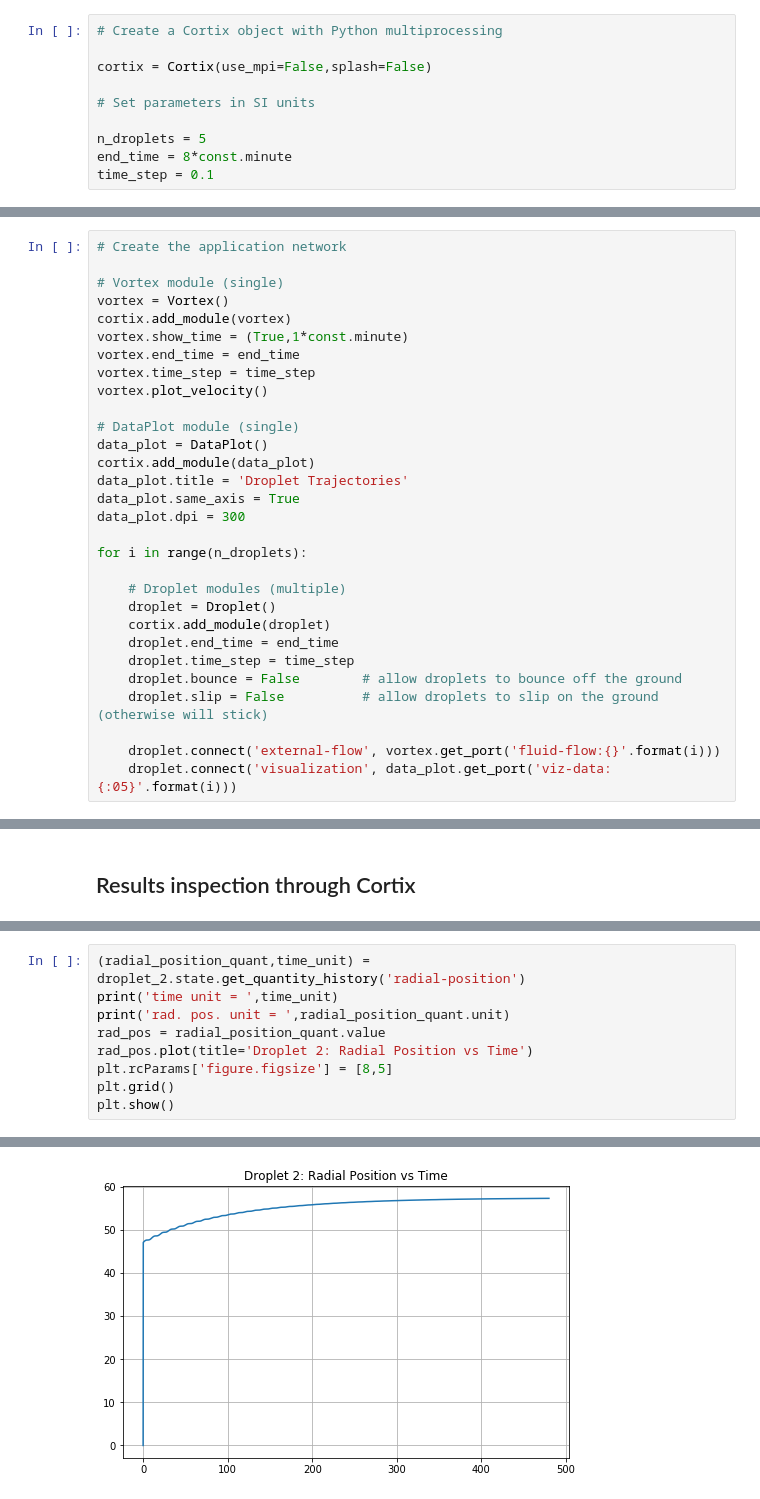
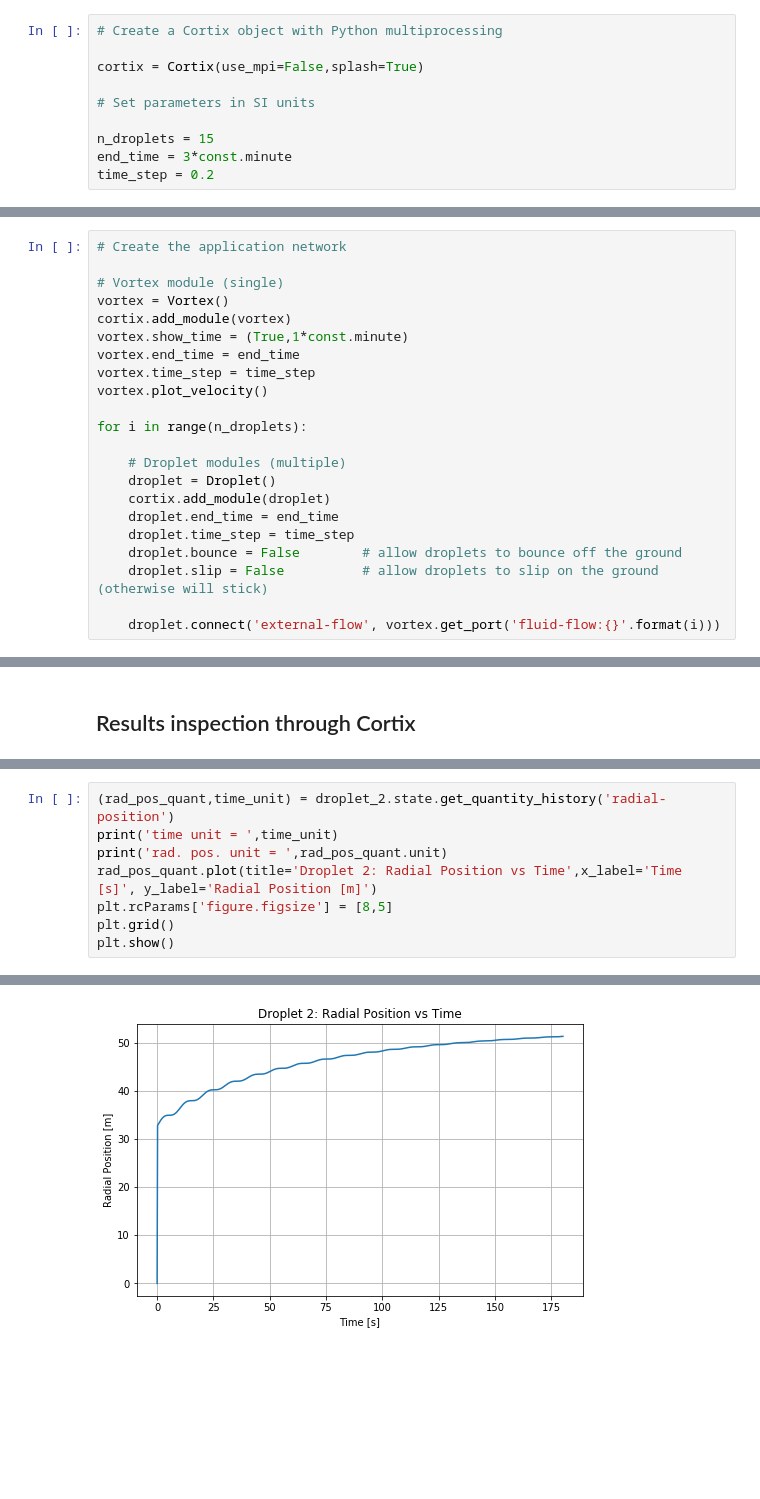
Before and after one commit to dpploy/cortix-nb, a Jupyter notebook: run_droplet.ipynb, the cells around one changed output, grey strips where cells are left out. Drawn from its saved outputs; the diff is of its cells as text; blank space fills up the shorter version.

```diff
--- a/run_droplet.ipynb
+++ b/run_droplet.ipynb
@@ -118,11 +117,11 @@ from cortix.examples.droplet import Droplet
 # %%
 # Create a Cortix object with Python multiprocessing
 
-cortix = Cortix(use_mpi=False,splash=False)
+cortix = Cortix(use_mpi=False,splash=True)
 
 # Set parameters in SI units
 
-n_droplets = 5
-end_time = 8*const.minute
-time_step = 0.1
+n_droplets = 15
+end_time = 3*const.minute
+time_step = 0.2
 # %% [output]
@@ -137,13 +136,6 @@ vortex.show_time = (True,1*const.minute)
 vortex.end_time = end_time
 vortex.time_step = time_step
 vortex.plot_velocity()
-
-# DataPlot module (single)
-data_plot = DataPlot()
-cortix.add_module(data_plot)
-data_plot.title = 'Droplet Trajectories'
-data_plot.same_axis = True
-data_plot.dpi = 300
 
 for i in range(n_droplets):
 
@@ -156,7 +148,6 @@ for i in range(n_droplets):
     droplet.slip = False          # allow droplets to slip on the ground (otherwise will stick)
 
     droplet.connect('external-flow', vortex.get_port('fluid-flow:{}'.format(i)))
-    droplet.connect('visualization', data_plot.get_port('viz-data:{:05}'.format(i)))
 # %% [markdown]
 ## Verify the network connectivity<a id="net"></a>
 # %%
@@ -275,13 +300,12 @@ speed unit =  m/s
 # %%
-(radial_position_quant,time_unit) = droplet_2.state.get_quantity_history('radial-position')
+(rad_pos_quant,time_unit) = droplet_2.state.get_quantity_history('radial-position')
 print('time unit = ',time_unit)
-print('rad. pos. unit = ',radial_position_quant.unit)
-rad_pos = radial_position_quant.value
-rad_pos.plot(title='Droplet 2: Radial Position vs Time')
+print('rad. pos. unit = ',rad_pos_quant.unit)
+rad_pos_quant.plot(title='Droplet 2: Radial Position vs Time',x_label='Time [s]', y_label='Radial Position [m]')
 plt.rcParams['figure.figsize'] = [8,5]
 plt.grid()
 plt.show()
 # %% [output]
 time unit =  s
 rad. pos. unit =  m
-[figure, old version]
+[figure, new version]
```
Also changed, not shown: parts of 15 cells of this notebook, 1 other file.
